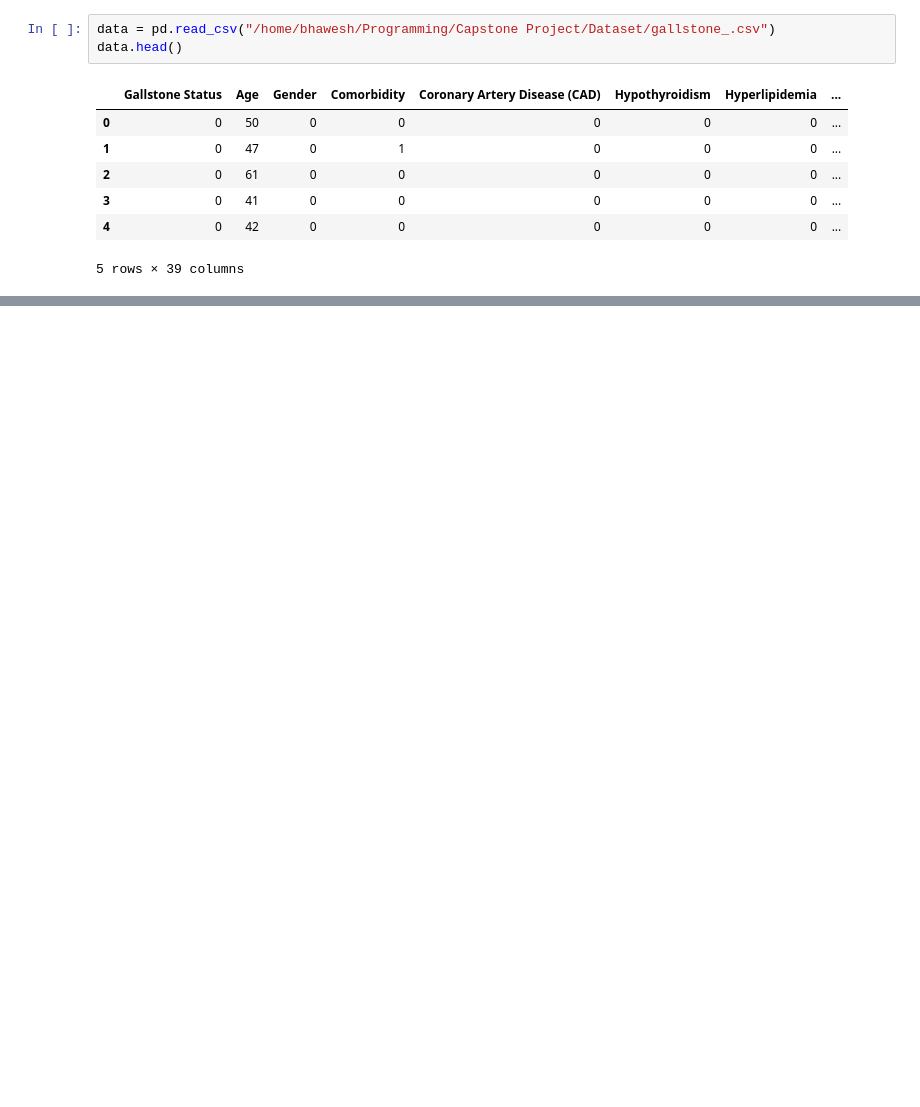
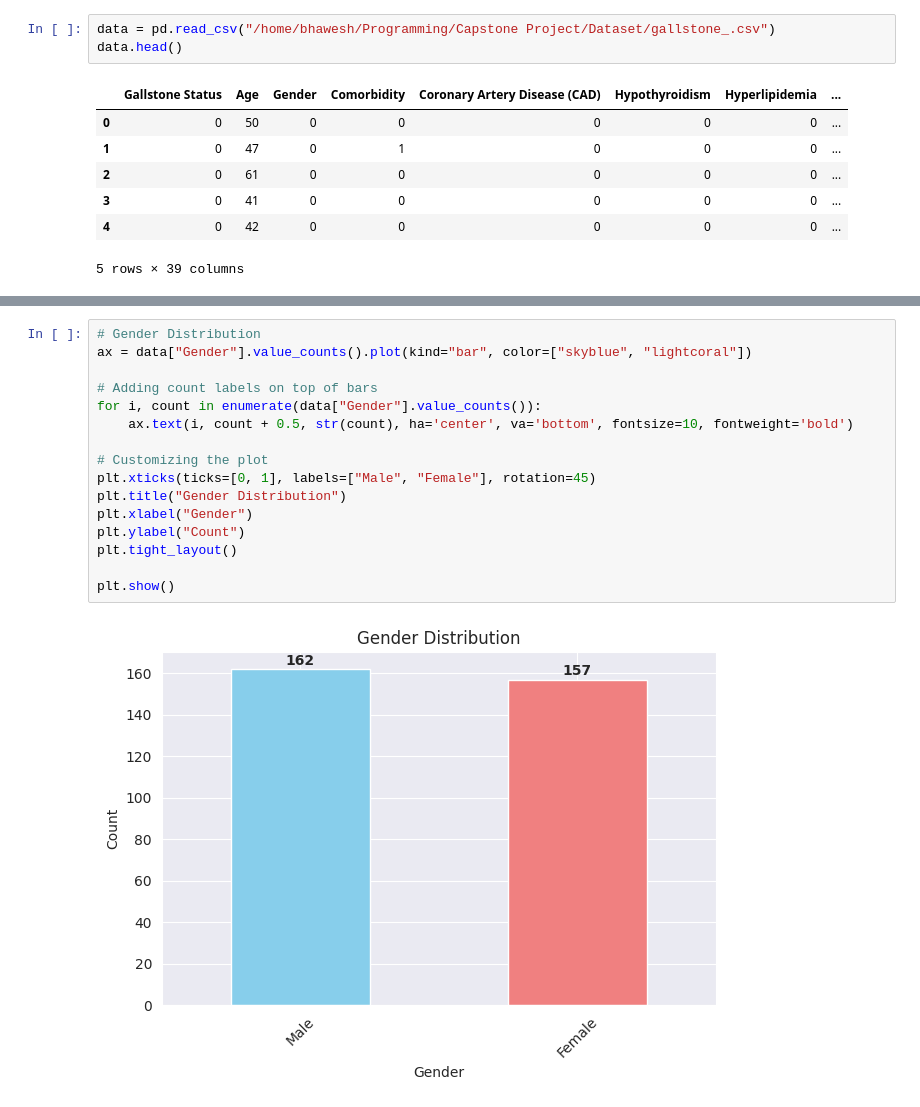
Before and after one commit to Bhawesh-Agrawal/Gallstone_Risk_Stratification, a Jupyter notebook: Notebook/EDA.ipynb, the cells around one changed output, grey strips where cells are left out. Saved outputs shown, nothing was run; the diff lists cells and outputs as text; blank space fills up the shorter version.

```diff
--- a/Notebook/EDA.ipynb
+++ b/Notebook/EDA.ipynb
@@ -16,0 +25,18 @@ data.head()
+# %%
+# Gender Distribution
+ax = data["Gender"].value_counts().plot(kind="bar", color=["skyblue", "lightcoral"])
+
+# Adding count labels on top of bars
+for i, count in enumerate(data["Gender"].value_counts()):
+    ax.text(i, count + 0.5, str(count), ha='center', va='bottom', fontsize=10, fontweight='bold')
+
+# Customizing the plot
+plt.xticks(ticks=[0, 1], labels=["Male", "Female"], rotation=45)
+plt.title("Gender Distribution")
+plt.xlabel("Gender")
+plt.ylabel("Count")
+plt.tight_layout()
+
+plt.show()
+# %% [output]
+[figure, added]
```
Also changed, not shown: parts of 10 cells of this notebook.
